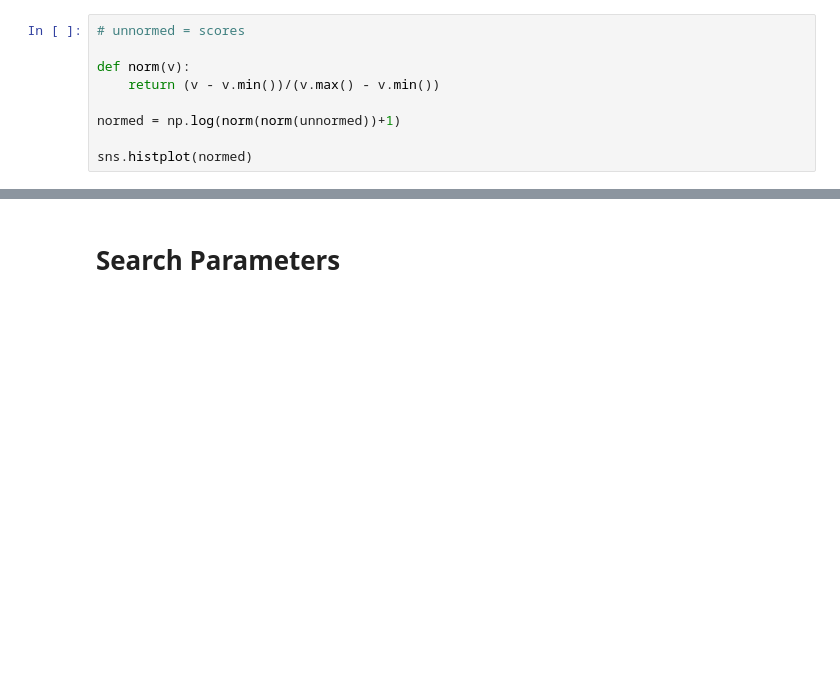
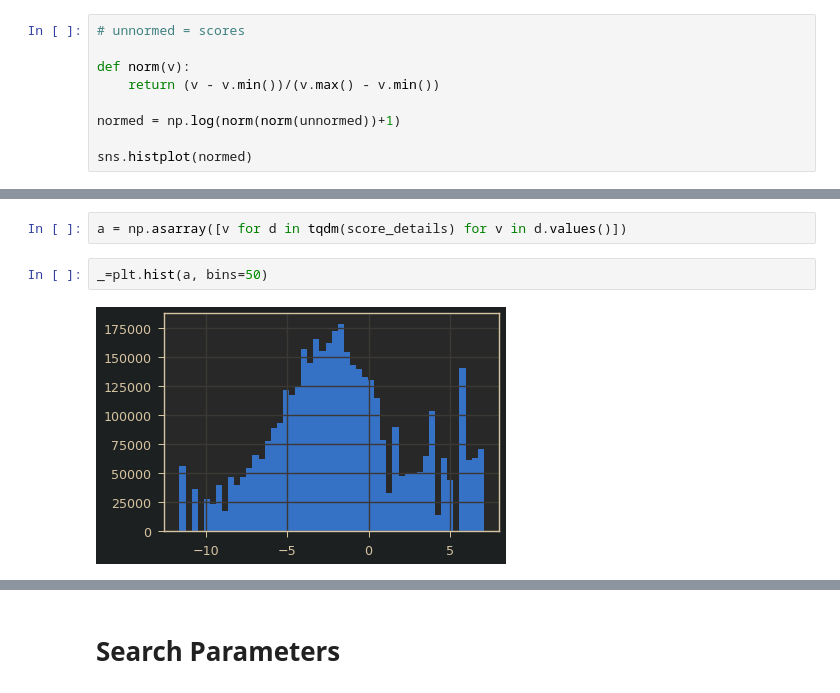
Before and after one commit to valevo/SABIO, a Jupyter notebook: backend/v0_4/dev.ipynb, the cells around one changed output, grey strips where cells are left out. Drawn from its saved outputs; the diff is of its cells as text; blank space fills up the shorter version.

```diff
--- a/backend/v0_4/dev.ipynb
+++ b/backend/v0_4/dev.ipynb
@@ -292,0 +279,6 @@ sns.histplot(normed)
+# %%
+a = np.asarray([v for d in tqdm(score_details) for v in d.values()])
+# %%
+_=plt.hist(a, bins=50)
+# %% [output]
+[figure, added]
```
Also changed, not shown: parts of 33 cells of this notebook, 2 other files.
